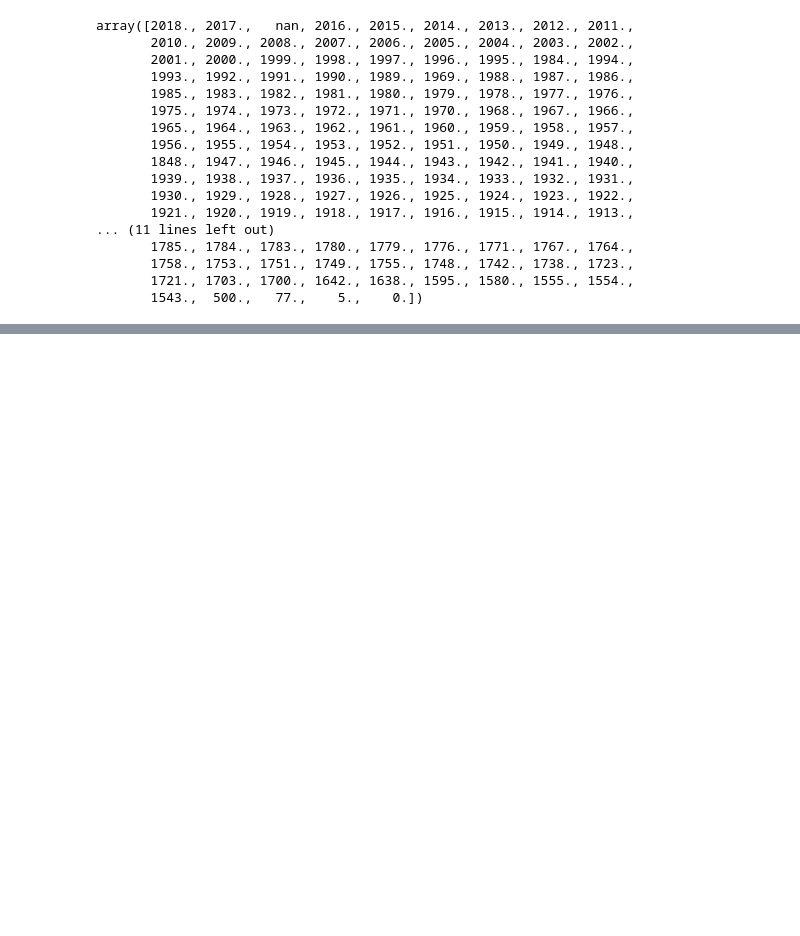
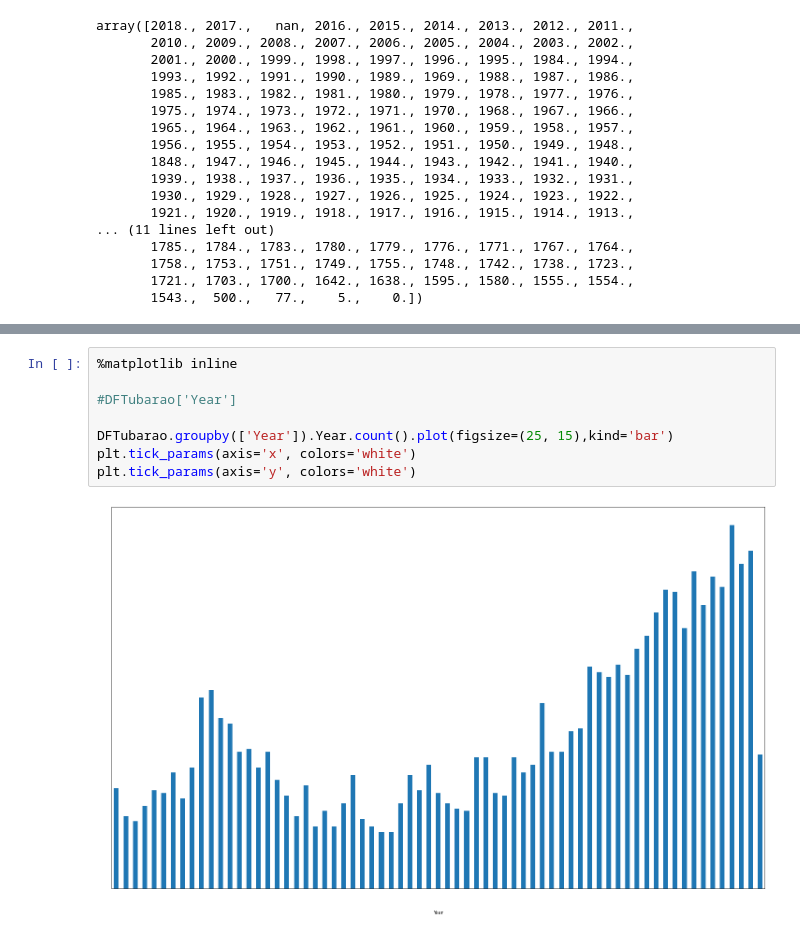
Before and after one commit to LYGuenka/AtaqueTubarao, a Jupyter notebook: AtaqueTubarao (Projeto 1).ipynb, the cells around one changed output, grey strips where cells are left out. Drawn from its saved outputs; the diff is of its cells as text; blank space fills up the shorter version.

```diff
--- a/AtaqueTubarao (Projeto 1).ipynb
+++ b/AtaqueTubarao (Projeto 1).ipynb
@@ -240,0 +265,10 @@ DFTubarao
+# %%
+%matplotlib inline
+
+#DFTubarao['Year']
+
+DFTubarao.groupby(['Year']).Year.count().plot(figsize=(25, 15),kind='bar')
+plt.tick_params(axis='x', colors='white')
+plt.tick_params(axis='y', colors='white')
+# %% [output]
+[figure, added]
```
Also changed, not shown: parts of 20 cells of this notebook.
